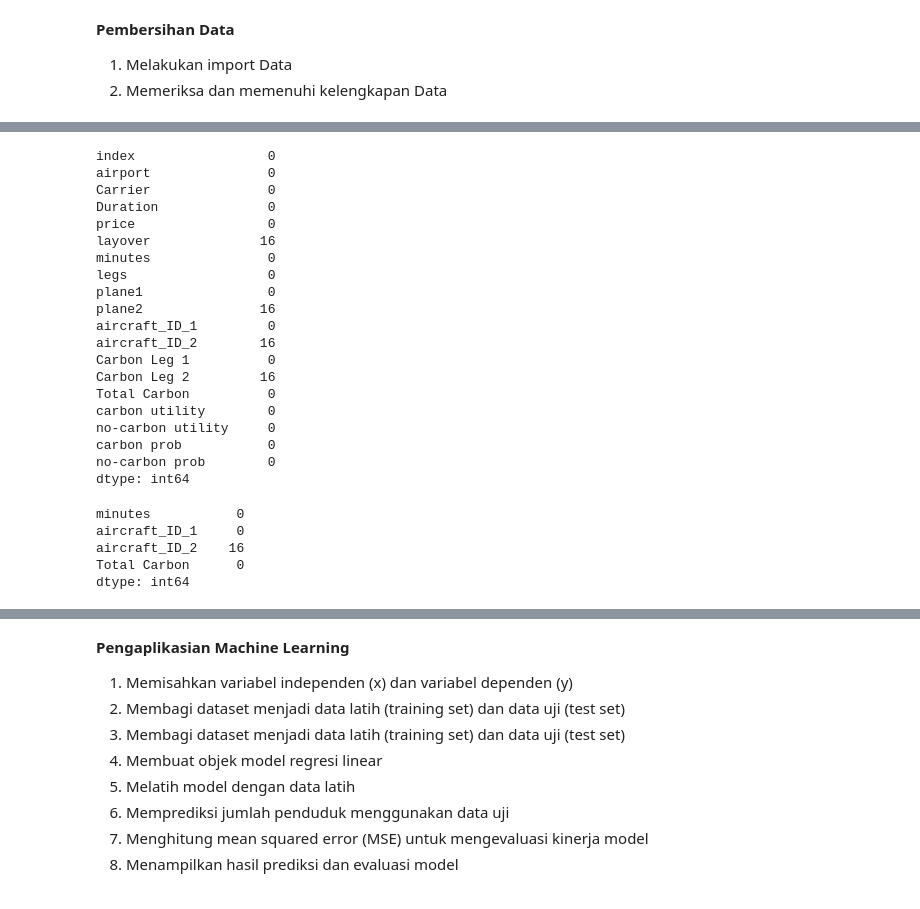
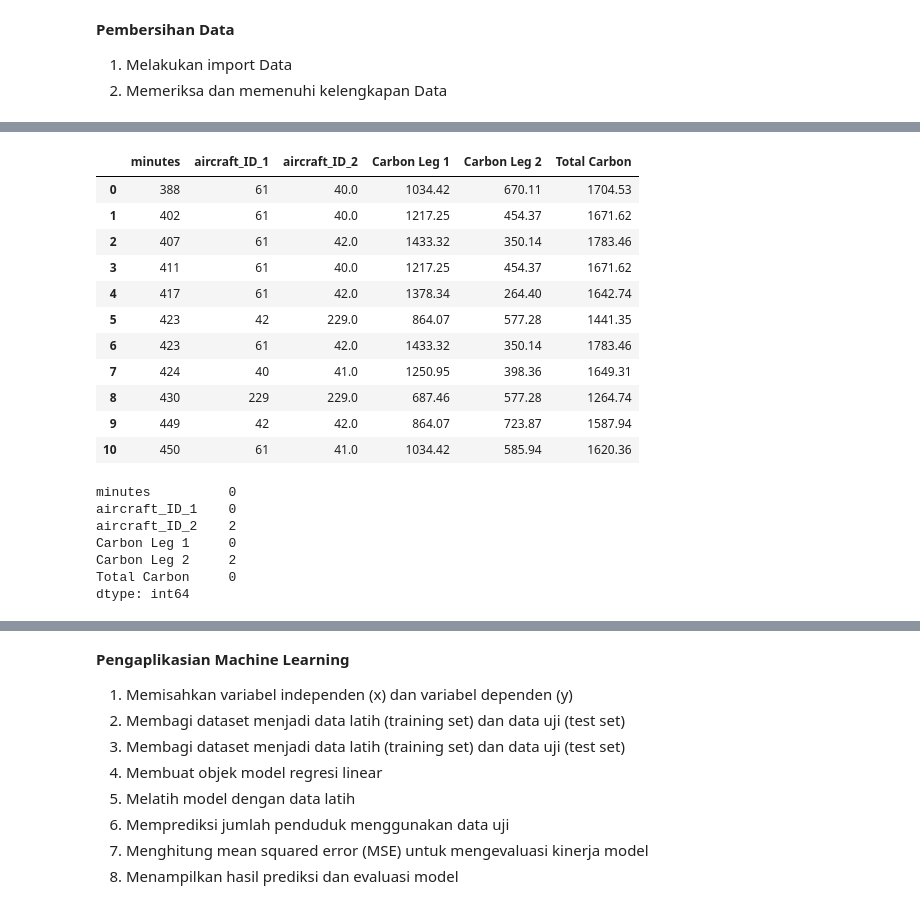
Before and after one commit to taukhidwb/Prediksi-Tingkat-Polusi-Carbon-Pesawat, a Jupyter notebook: Prediksi_Tingkat_Polusi_Carbon.ipynb, the cells around one changed output, grey strips where cells are left out. Drawn from its saved outputs; the diff is of its cells as text; code cells hidden in the pictures.

```diff
--- a/Prediksi_Tingkat_Polusi_Carbon.ipynb
+++ b/Prediksi_Tingkat_Polusi_Carbon.ipynb
@@ -47,25 +54,33 @@ df_polusi_carbon.head(21)
+# %%
+# Melakukan import data (file "data_terpilih.csv")
+
+df_data_terpilih = pd.read_csv("data_terpilih.csv")
+
+# Menampilkan data
+
+df_data_terpilih.head(11)
+# %% [output]
+|  | minutes | aircraft_ID_1 | aircraft_ID_2 | Carbon Leg 1 | Carbon Leg 2 | Total Carbon |
+| 0 | 388 | 61 | 40.0 | 1034.42 | 670.11 | 1704.53 |
+| 1 | 402 | 61 | 40.0 | 1217.25 | 454.37 | 1671.62 |
+| 2 | 407 | 61 | 42.0 | 1433.32 | 350.14 | 1783.46 |
+| 3 | 411 | 61 | 40.0 | 1217.25 | 454.37 | 1671.62 |
+| 4 | 417 | 61 | 42.0 | 1378.34 | 264.40 | 1642.74 |
+| 5 | 423 | 42 | 229.0 | 864.07 | 577.28 | 1441.35 |
+| 6 | 423 | 61 | 42.0 | 1433.32 | 350.14 | 1783.46 |
+| 7 | 424 | 40 | 41.0 | 1250.95 | 398.36 | 1649.31 |
+| 8 | 430 | 229 | 229.0 | 687.46 | 577.28 | 1264.74 |
+| 9 | 449 | 42 | 42.0 | 864.07 | 723.87 | 1587.94 |
+| 10 | 450 | 61 | 41.0 | 1034.42 | 585.94 | 1620.36 |
 # %%
 # Memeriksa kolom (unsur) yang mengandung missing value (NaN)
 
-df_polusi_carbon.isnull().sum()
+df_data_terpilih.isnull().sum()
 # %% [output]
-index                 0
-airport               0
-Carrier               0
-Duration              0
-price                 0
-layover              16
-minutes               0
-legs                  0
-plane1                0
-plane2               16
-aircraft_ID_1         0
-aircraft_ID_2        16
-Carbon Leg 1          0
-Carbon Leg 2         16
-Total Carbon          0
-carbon utility        0
-no-carbon utility     0
-carbon prob           0
-no-carbon prob        0
+minutes          0
+aircraft_ID_1    0
+aircraft_ID_2    2
+Carbon Leg 1     0
+Carbon Leg 2     2
+Total Carbon     0
 dtype: int64
@@ -81,21 +87,3 @@ data_terpilih.to_csv('data_terpilih.csv', index=False)
-# %%
-# Melakukan import data (file "data_terpilih.csv") dan menampilkan 20 data awal (pertama) dari keseluruhan baris data
-
-df_data_terpilih = pd.read_csv("data_terpilih.csv")
-
-# df_data_terpilih
-
-df_data_terpilih.head(20)
-
-# Memeriksa kolom (unsur) yang mengandung missing value (NaN)
-
-df_data_terpilih.isnull().sum()
-# %% [output]
-minutes           0
-aircraft_ID_1     0
-aircraft_ID_2    16
-Total Carbon      0
-dtype: int64
 # %%
 # Ubah missing value pada setiap kolomnya dengan 0 (nol)
 
```
Also changed, not shown: parts of 19 cells of this notebook.
